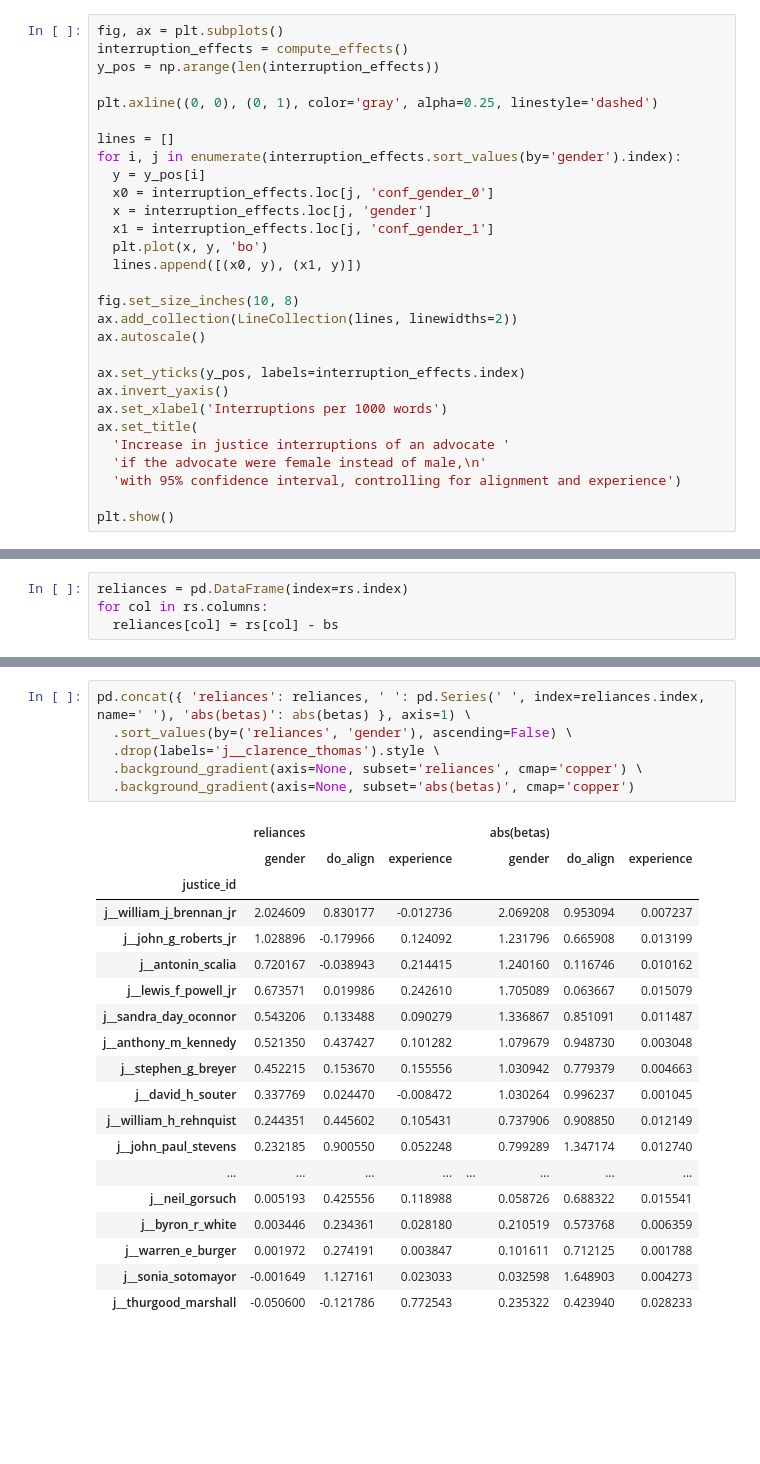
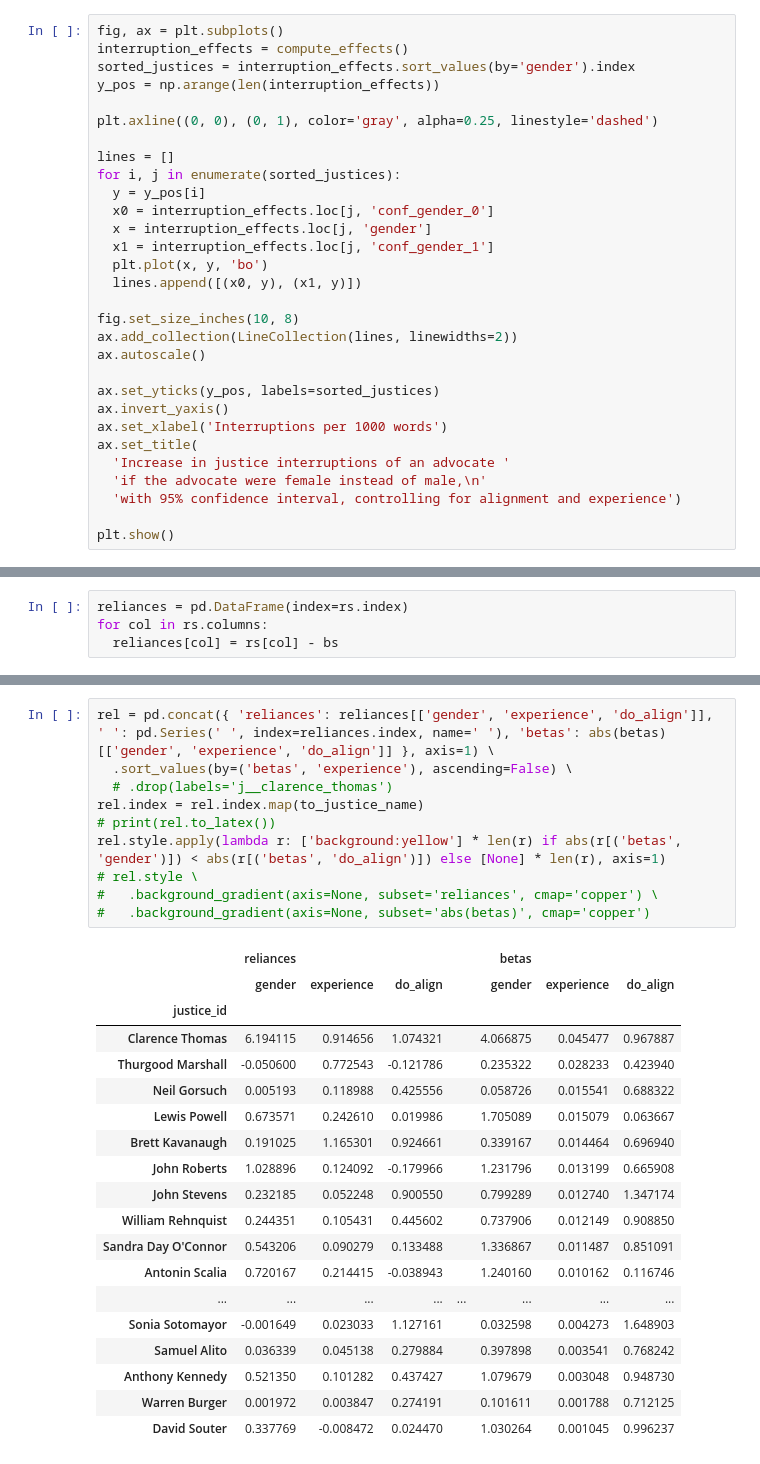
Before and after one commit to danielVebman/scorpus, a Jupyter notebook: v2/analysis.ipynb, the cells around one changed output, grey strips where cells are left out. Drawn from its saved outputs; the diff is of its cells as text; blank space fills up the shorter version.

```diff
--- a/v2/analysis.ipynb
+++ b/v2/analysis.ipynb
@@ -177,12 +210,13 @@ def compute_effects():
 # %%
 fig, ax = plt.subplots()
 interruption_effects = compute_effects()
+sorted_justices = interruption_effects.sort_values(by='gender').index
 y_pos = np.arange(len(interruption_effects))
 
 plt.axline((0, 0), (0, 1), color='gray', alpha=0.25, linestyle='dashed')
 
 lines = []
-for i, j in enumerate(interruption_effects.sort_values(by='gender').index):
+for i, j in enumerate(sorted_justices):
   y = y_pos[i]
   x0 = interruption_effects.loc[j, 'conf_gender_0']
   x = interruption_effects.loc[j, 'gender']
@@ -194,7 +228,7 @@ fig.set_size_inches(10, 8)
 ax.add_collection(LineCollection(lines, linewidths=2))
 ax.autoscale()
 
-ax.set_yticks(y_pos, labels=interruption_effects.index)
+ax.set_yticks(y_pos, labels=sorted_justices)
 ax.invert_yaxis()
 ax.set_xlabel('Interruptions per 1000 words')
 ax.set_title(
@@ -474,26 +627,30 @@ for col in rs.columns:
 # %%
-pd.concat({ 'reliances': reliances, ' ': pd.Series(' ', index=reliances.index, name=' '), 'abs(betas)': abs(betas) }, axis=1) \
-  .sort_values(by=('reliances', 'gender'), ascending=False) \
-  .drop(labels='j__clarence_thomas').style \
-  .background_gradient(axis=None, subset='reliances', cmap='copper') \
-  .background_gradient(axis=None, subset='abs(betas)', cmap='copper')
+rel = pd.concat({ 'reliances': reliances[['gender', 'experience', 'do_align']], ' ': pd.Series(' ', index=reliances.index, name=' '), 'betas': abs(betas)[['gender', 'experience', 'do_align']] }, axis=1) \
+  .sort_values(by=('betas', 'experience'), ascending=False) \
+  # .drop(labels='j__clarence_thomas')
+rel.index = rel.index.map(to_justice_name)
+# print(rel.to_latex())
+rel.style.apply(lambda r: ['background:yellow'] * len(r) if abs(r[('betas', 'gender')]) < abs(r[('betas', 'do_align')]) else [None] * len(r), axis=1)
+# rel.style \
+#   .background_gradient(axis=None, subset='reliances', cmap='copper') \
+#   .background_gradient(axis=None, subset='abs(betas)', cmap='copper')
 # %% [output]
-|  | reliances |  |  |  | abs(betas) |  |  |
-|  | gender | do_align | experience |  | gender | do_align | experience |
+|  | reliances |  |  |  | betas |  |  |
+|  | gender | experience | do_align |  | gender | experience | do_align |
 | justice_id |  |  |  |  |  |  |  |
-| j__william_j_brennan_jr | 2.024609 | 0.830177 | -0.012736 |  | 2.069208 | 0.953094 | 0.007237 |
-| j__john_g_roberts_jr | 1.028896 | -0.179966 | 0.124092 |  | 1.231796 | 0.665908 | 0.013199 |
-| j__antonin_scalia | 0.720167 | -0.038943 | 0.214415 |  | 1.240160 | 0.116746 | 0.010162 |
-| j__lewis_f_powell_jr | 0.673571 | 0.019986 | 0.242610 |  | 1.705089 | 0.063667 | 0.015079 |
-| j__sandra_day_oconnor | 0.543206 | 0.133488 | 0.090279 |  | 1.336867 | 0.851091 | 0.011487 |
-| j__anthony_m_kennedy | 0.521350 | 0.437427 | 0.101282 |  | 1.079679 | 0.948730 | 0.003048 |
-| j__stephen_g_breyer | 0.452215 | 0.153670 | 0.155556 |  | 1.030942 | 0.779379 | 0.004663 |
-| j__david_h_souter | 0.337769 | 0.024470 | -0.008472 |  | 1.030264 | 0.996237 | 0.001045 |
-| j__william_h_rehnquist | 0.244351 | 0.445602 | 0.105431 |  | 0.737906 | 0.908850 | 0.012149 |
-| j__john_paul_stevens | 0.232185 | 0.900550 | 0.052248 |  | 0.799289 | 1.347174 | 0.012740 |
+| Clarence Thomas | 6.194115 | 0.914656 | 1.074321 |  | 4.066875 | 0.045477 | 0.967887 |
+| Thurgood Marshall | -0.050600 | 0.772543 | -0.121786 |  | 0.235322 | 0.028233 | 0.423940 |
+| Neil Gorsuch | 0.005193 | 0.118988 | 0.425556 |  | 0.058726 | 0.015541 | 0.688322 |
+| Lewis Powell | 0.673571 | 0.242610 | 0.019986 |  | 1.705089 | 0.015079 | 0.063667 |
+| Brett Kavanaugh | 0.191025 | 1.165301 | 0.924661 |  | 0.339167 | 0.014464 | 0.696940 |
+| John Roberts | 1.028896 | 0.124092 | -0.179966 |  | 1.231796 | 0.013199 | 0.665908 |
+| John Stevens | 0.232185 | 0.052248 | 0.900550 |  | 0.799289 | 0.012740 | 1.347174 |
+| William Rehnquist | 0.244351 | 0.105431 | 0.445602 |  | 0.737906 | 0.012149 | 0.908850 |
+| Sandra Day O'Connor | 0.543206 | 0.090279 | 0.133488 |  | 1.336867 | 0.011487 | 0.851091 |
+| Antonin Scalia | 0.720167 | 0.214415 | -0.038943 |  | 1.240160 | 0.010162 | 0.116746 |
 | ... | ... | ... | ... | ... | ... | ... | ... |
-| j__neil_gorsuch | 0.005193 | 0.425556 | 0.118988 |  | 0.058726 | 0.688322 | 0.015541 |
-| j__byron_r_white | 0.003446 | 0.234361 | 0.028180 |  | 0.210519 | 0.573768 | 0.006359 |
-| j__warren_e_burger | 0.001972 | 0.274191 | 0.003847 |  | 0.101611 | 0.712125 | 0.001788 |
-| j__sonia_sotomayor | -0.001649 | 1.127161 | 0.023033 |  | 0.032598 | 1.648903 | 0.004273 |
-| j__thurgood_marshall | -0.050600 | -0.121786 | 0.772543 |  | 0.235322 | 0.423940 | 0.028233 |
+| Sonia Sotomayor | -0.001649 | 0.023033 | 1.127161 |  | 0.032598 | 0.004273 | 1.648903 |
+| Samuel Alito | 0.036339 | 0.045138 | 0.279884 |  | 0.397898 | 0.003541 | 0.768242 |
+| Anthony Kennedy | 0.521350 | 0.101282 | 0.437427 |  | 1.079679 | 0.003048 | 0.948730 |
+| Warren Burger | 0.001972 | 0.003847 | 0.274191 |  | 0.101611 | 0.001788 | 0.712125 |
+| David Souter | 0.337769 | -0.008472 | 0.024470 |  | 1.030264 | 0.001045 | 0.996237 |
```
Also changed, not shown: parts of 18 cells of this notebook, 3 other files.
